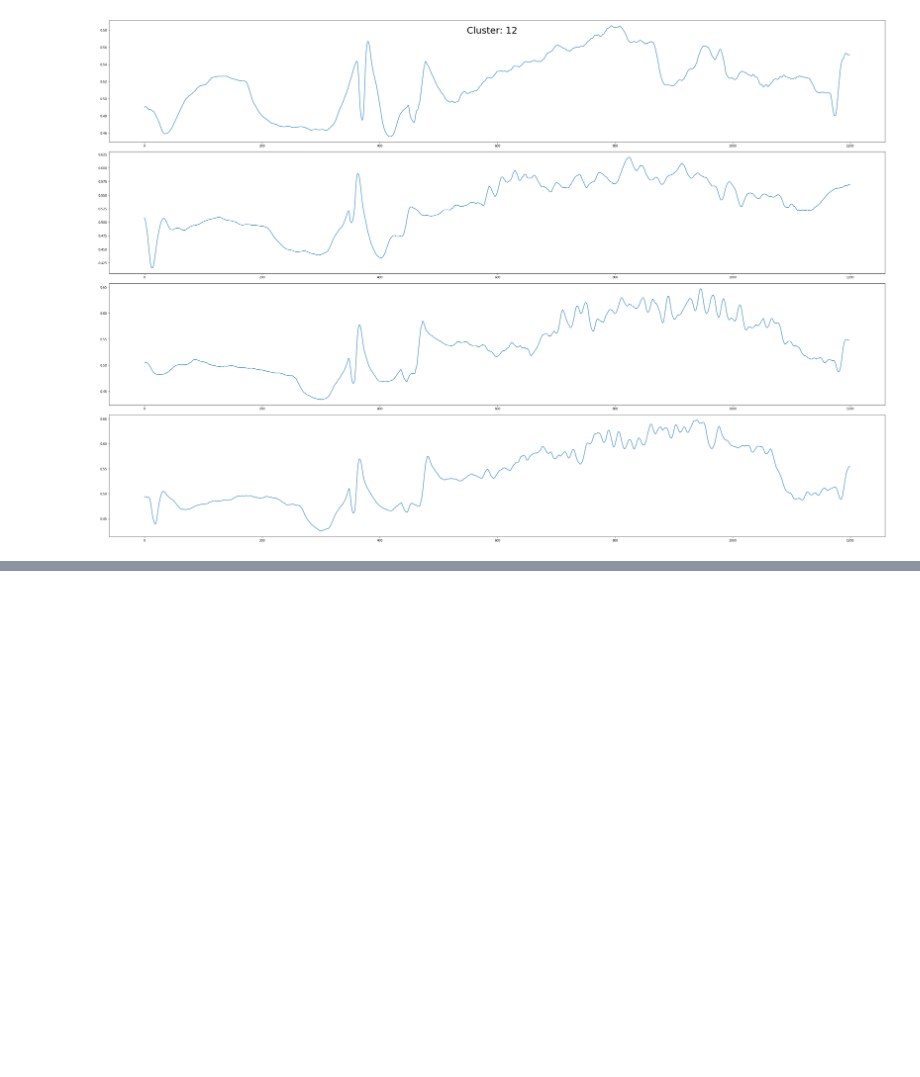
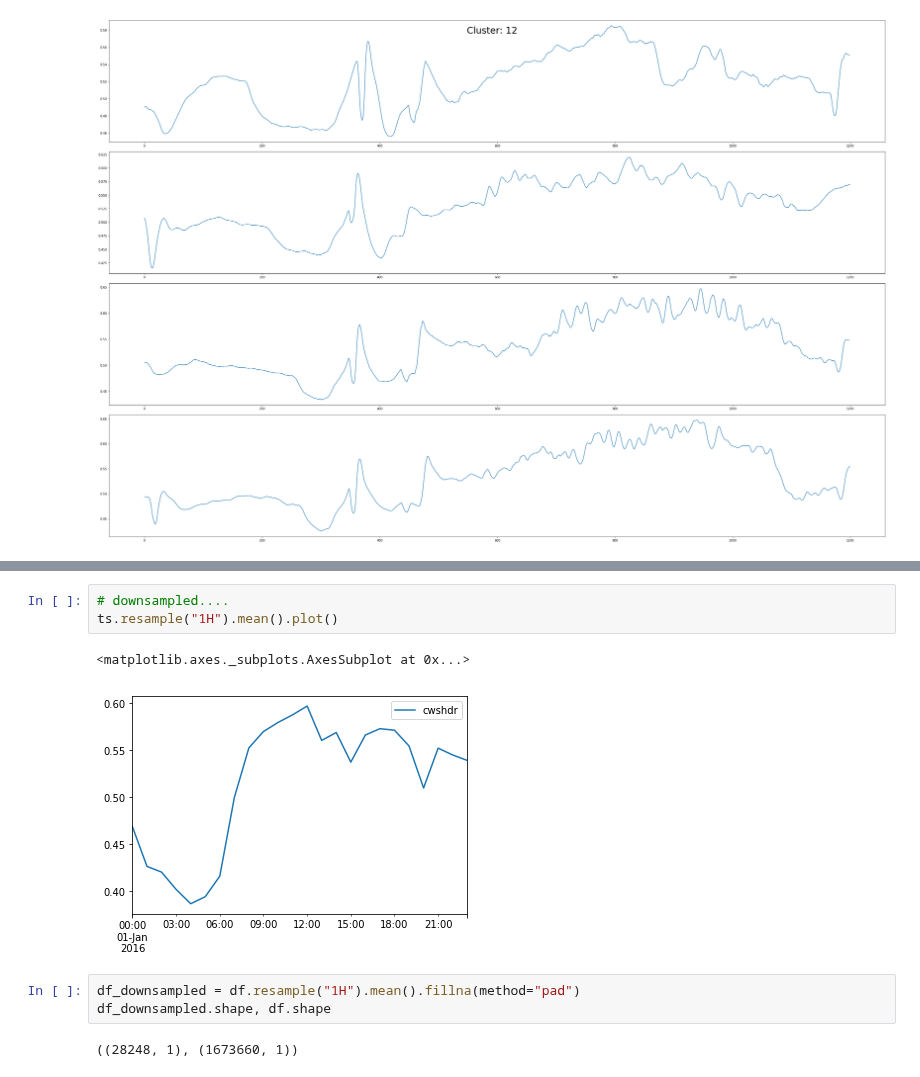
Before and after one commit to MiachelGu/chiller-plants, a Jupyter notebook: notebooks/14. Clusters.ipynb, the cells around one changed output, grey strips where cells are left out. Cells and saved outputs as stored; diff of their text form; blank space fills up the shorter version.

```diff
--- a/notebooks/14. Clusters.ipynb
+++ b/notebooks/14. Clusters.ipynb
@@ -161,0 +212,11 @@ for i in cluster_ids:
+# %%
+# downsampled....
+ts.resample("1H").mean().plot()
+# %% [output]
+<matplotlib.axes._subplots.AxesSubplot at 0x...>
+[figure, added]
+# %%
+df_downsampled = df.resample("1H").mean().fillna(method="pad")
+df_downsampled.shape, df.shape
+# %% [output]
+((28248, 1), (1673660, 1))
```
Also changed, not shown: parts of 16 cells of this notebook, 2 other files.
